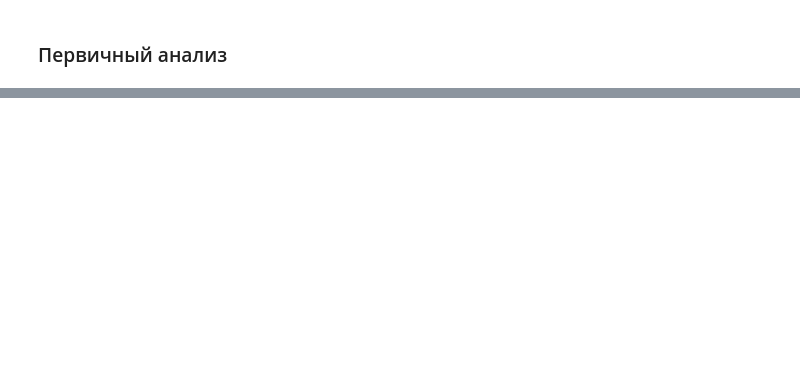
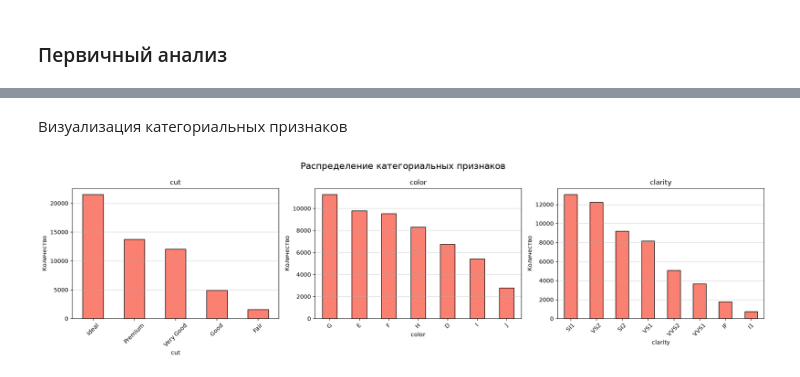
Before and after one commit to violllin/lab1_regression, a Jupyter notebook: lab1.ipynb, the cells around one changed output, grey strips where cells are left out. Cells and saved outputs as stored; diff of their text form; code cells hidden in the pictures; blank space fills up the shorter version.

```diff
--- a/lab1.ipynb
+++ b/lab1.ipynb
@@ -69,0 +104,19 @@ None
+# %% [markdown]
+Визуализация категориальных признаков
+# %%
+categorical_features = ['cut', 'color', 'clarity']
+
+fig, axes = plt.subplots(1, 3, figsize=(18, 5))
+fig.suptitle('Распределение категориальных признаков', fontsize=16)
+
+for i, col in enumerate(categorical_features):
+    df[col].value_counts().plot(kind='bar', ax=axes[i], color='salmon', edgecolor='black')
+    axes[i].set_title(col)
+    axes[i].set_ylabel('Количество')
+    axes[i].tick_params(axis='x', rotation=45)
+    axes[i].grid(axis='y', alpha=0.5)
+
+plt.tight_layout()
+plt.show()
+# %% [output]
+[figure, added]
```
Also changed, not shown: parts of 13 cells of this notebook.
